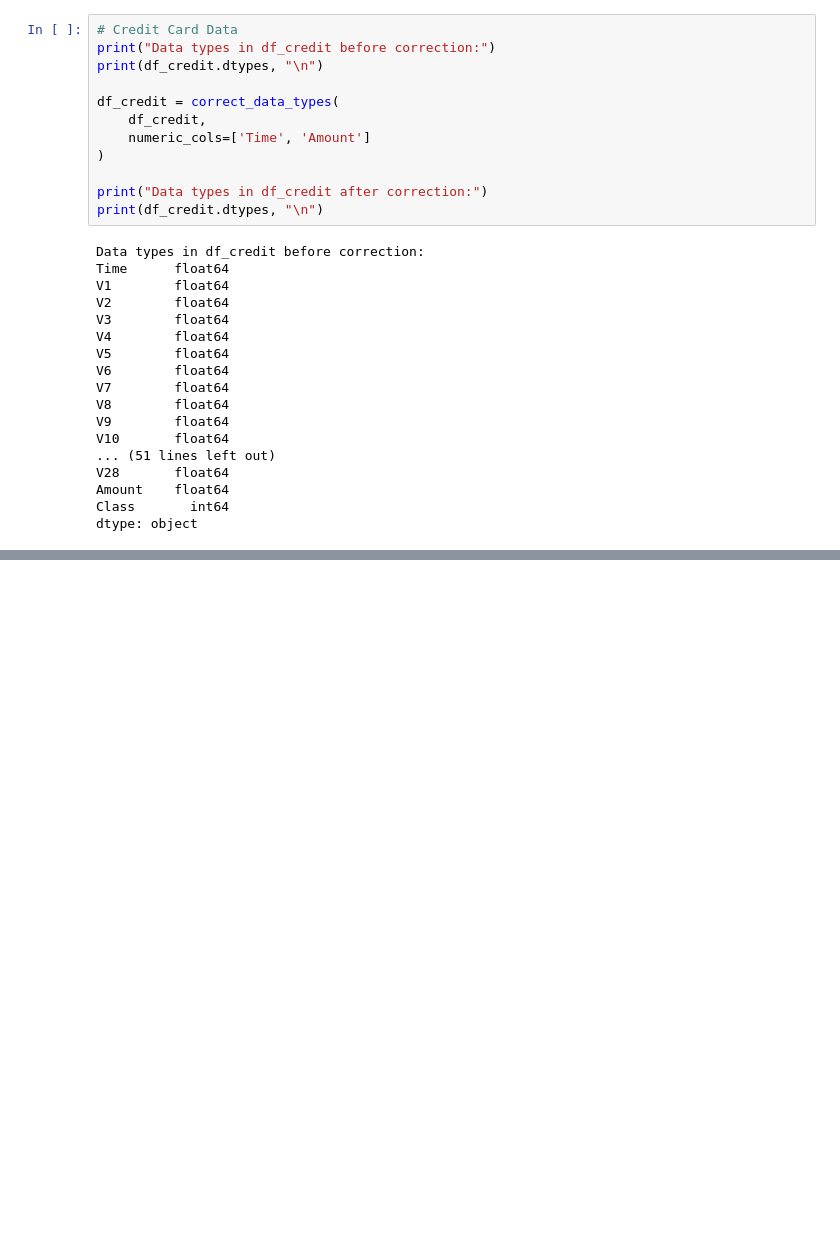
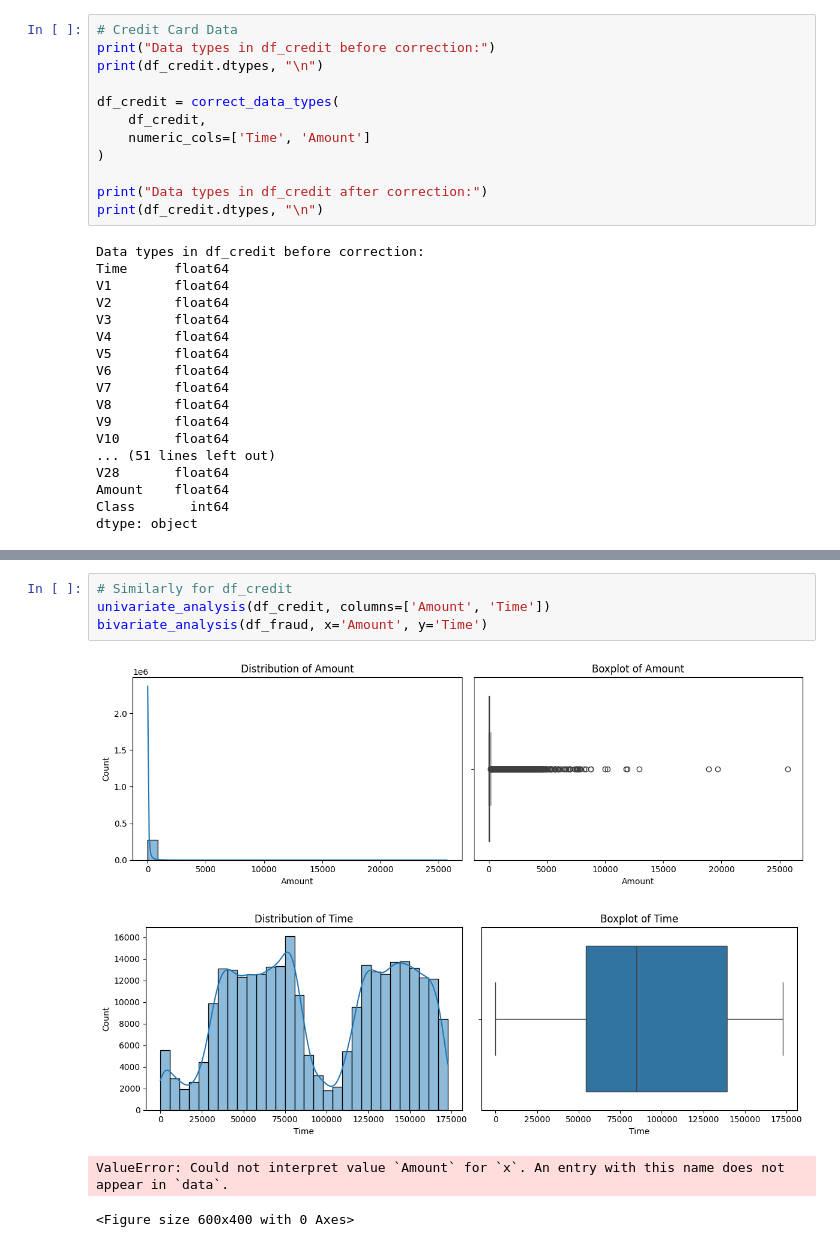
Before and after one commit to Nahom-ketsela/kaim-week-08, a Jupyter notebook: notebook/Data_cleaning.ipynb, the cells around one changed output, grey strips where cells are left out. Cells and saved outputs as stored; diff of their text form; blank space fills up the shorter version.

```diff
--- a/notebook/Data_cleaning.ipynb
+++ b/notebook/Data_cleaning.ipynb
@@ -239,0 +251,9 @@ dtype: object
+# %%
+# Similarly for df_credit
+univariate_analysis(df_credit, columns=['Amount', 'Time'])
+bivariate_analysis(df_fraud, x='Amount', y='Time')
+# %% [output]
+[figure, added]
+[figure, added]
+ValueError: Could not interpret value `Amount` for `x`. An entry with this name does not appear in `data`.
+<Figure size 600x400 with 0 Axes>
```
Also changed, not shown: parts of 1 cell of this notebook.
